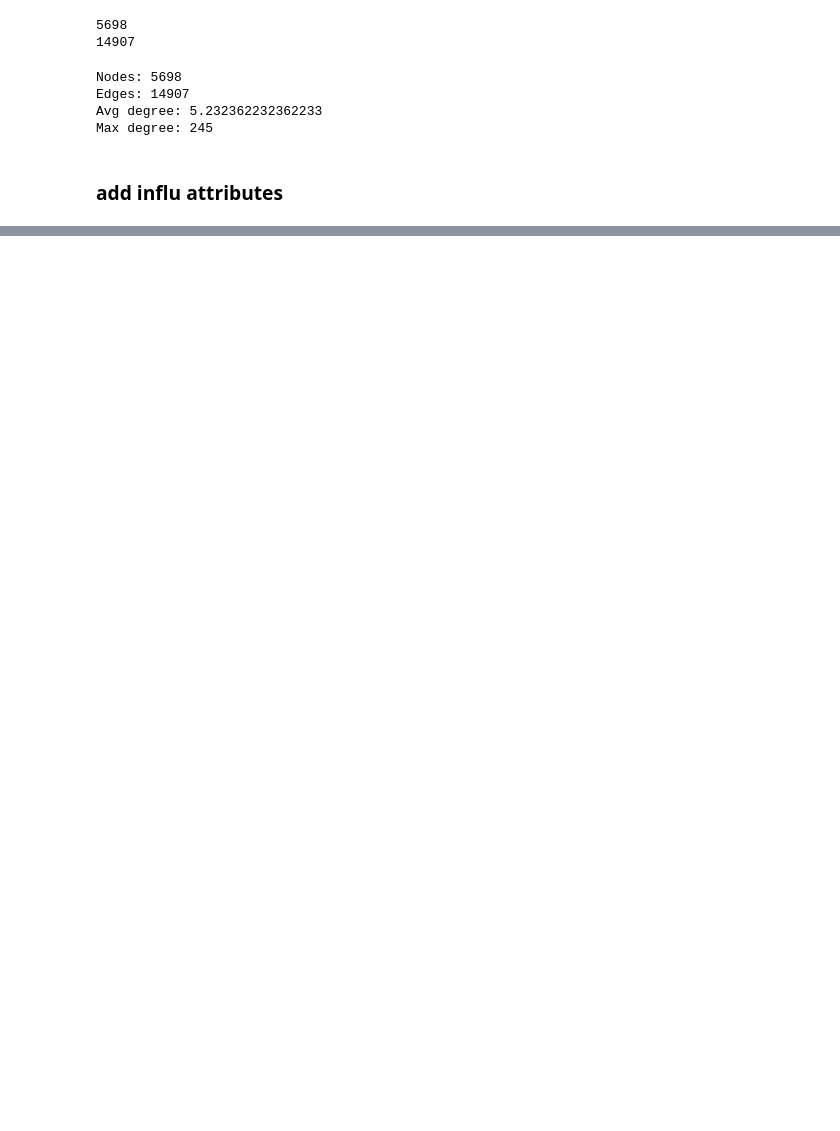
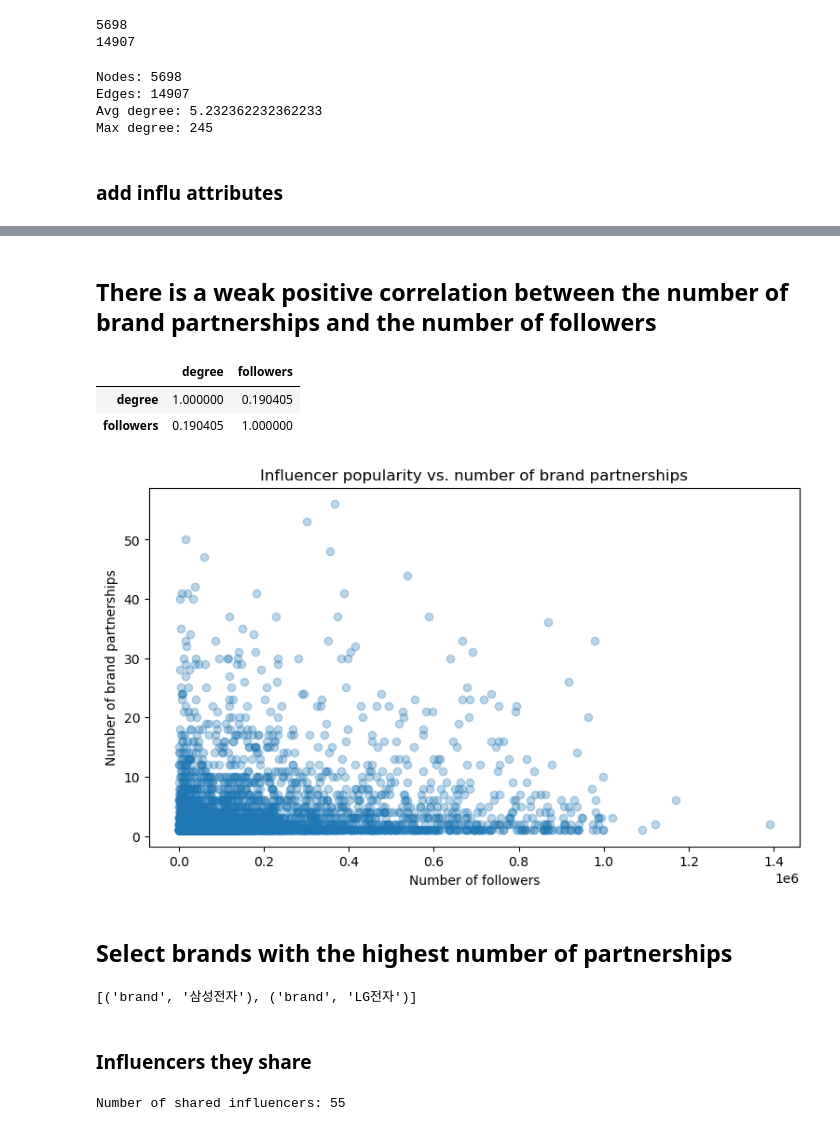
Before and after one commit to marlenawawer/Influencer_Selection, a Jupyter notebook: analysis.ipynb, the cells around one changed output, grey strips where cells are left out. Drawn from its saved outputs; the diff is of its cells as text; code cells hidden in the pictures; blank space fills up the shorter version.

```diff
--- a/analysis.ipynb
+++ b/analysis.ipynb
@@ -194,7 +258,8 @@ for row in final_df.itertuples(index=False):
         n_videos=row.n_videos,
         median_views=row.median_views,
         min_views=row.min_views,
-        max_views=row.max_views
+        max_views=row.max_views,
+        active_months= row.active_months
     )
 # %%
 print(G.number_of_nodes())
@@ -225,0 +298,14 @@ for row in influ.itertuples(index=False):
+# %%
+degrees = dict(G.degree())
+# %%
+influencer_degrees = {
+    node: degree
+    for node, degree in degrees.items()
+    if node[0] == 'influencer'
+}
+
+brand_degrees = {
+    node: degree
+    for node, degree in degrees.items()
+    if node[0] == 'brand'
+}
@@ -225,0 +339,51 @@ for row in influ.itertuples(index=False):
+# %%
+influencer_graph_df = pd.DataFrame([
+    {'influencer': node[1],
+     'degree': G.degree(node),
+     'followers': G.nodes[node]['followers']
+     }
+     for node in G.nodes() if G.nodes[node]['bipartite'] == 1
+])
+# %% [markdown]
+## There is a weak positive correlation between the number of brand partnerships and the number of followers
+# %%
+influencer_graph_df[['degree', 'followers']].corr(method='spearman')
+# %% [output]
+|  | degree | followers |
+| degree | 1.000000 | 0.190405 |
+| followers | 0.190405 | 1.000000 |
+# %%
+plt.figure(figsize=(9, 5))
+
+plt.scatter(
+    influencer_graph_df['followers'],
+    influencer_graph_df['degree'],
+    alpha=0.3
+)
+
+plt.xlabel('Number of followers')
+plt.ylabel('Number of brand partnerships')
+plt.title('Influencer popularity vs. number of brand partnerships')
+plt.show()
+# %% [output]
+[figure, added]
+# %% [markdown]
+## Select brands with the highest number of partnerships
+# %%
+top_brands = sorted(
+    brand_degrees,
+    key=brand_degrees.get,
+    reverse=True
+)[:2]
+
+print(top_brands)
+# %% [output]
+[('brand', '삼성전자'), ('brand', 'LG전자')]
+# %% [markdown]
+### Influencers they share
+# %%
+common = list(nx.common_neighbors(G, top_brands[0], top_brands[1]))
+
+print("Number of shared influencers:", len(common))
+# %% [output]
+Number of shared influencers: 55
```
Also changed, not shown: parts of 20 cells of this notebook.
